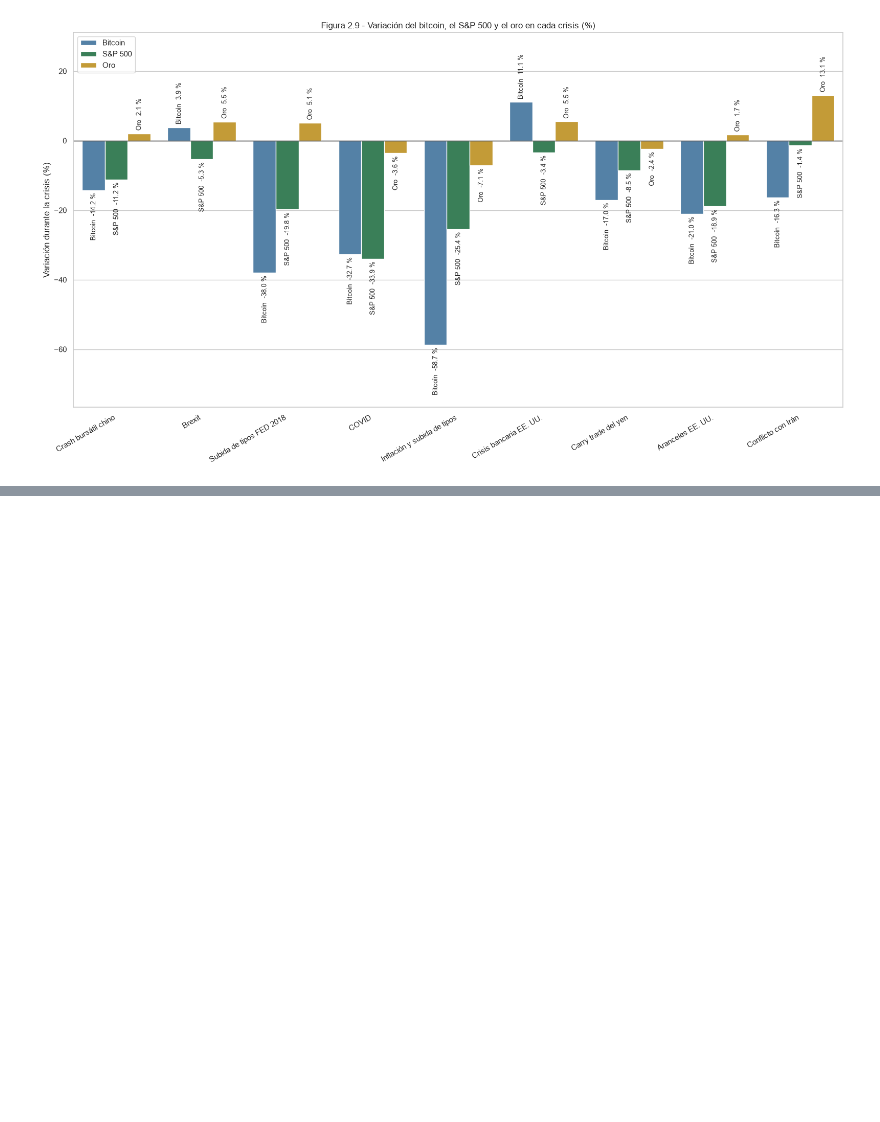
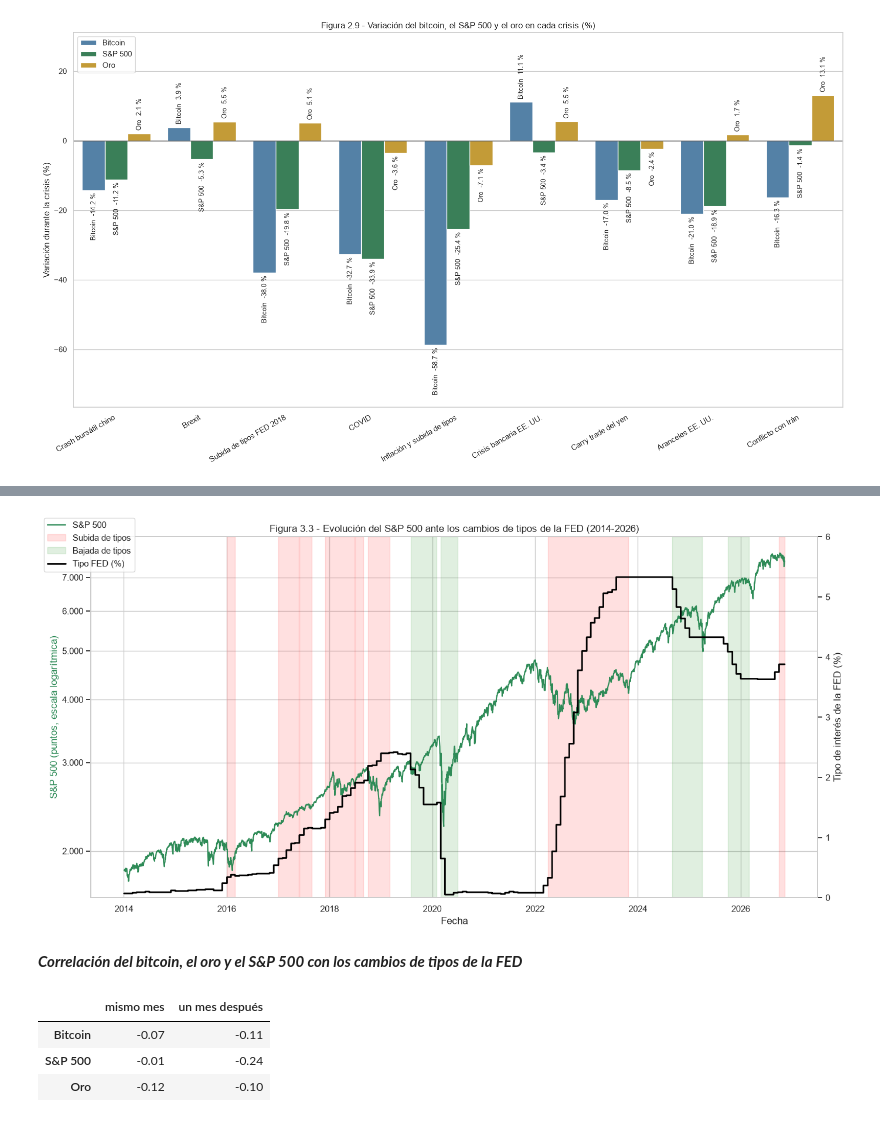
Before and after one commit to Jokinfs/EDA, a Jupyter notebook: Archivos/codigo/Limpieza.ipynb, the cells around one changed output, grey strips where cells are left out. Cells and saved outputs as stored; diff of their text form; code cells hidden in the pictures; blank space fills up the shorter version.

```diff
--- a/Archivos/codigo/Limpieza.ipynb
+++ b/Archivos/codigo/Limpieza.ipynb
@@ -971,0 +1097,6 @@ plt.show()
+# %%
+# Unión de la tabla del S&P 500 (cierre) y la de la FED por fecha, con la misma fase de la FED.
+
+df_sp500_fed = pd.concat([df_sp500["Último"], df_fed["FEDFUNDS"], df_btc_fed["fase_fed"]], axis=1)
+df_sp500_fed = df_sp500_fed.rename(columns={"Último": "sp500", "FEDFUNDS": "tipo_fed"})
+df_sp500_fed
@@ -971,0 +1118,69 @@ plt.show()
+# %%
+# Figura 3.3: S&P 500 (eje izquierdo) frente al tipo de interés de la FED (eje derecho).
+# Fondo rojo = periodos de subida de tipos; fondo verde = periodos de bajada.
+
+fig, ax1 = plt.subplots(figsize=(16, 8))
+
+# Eje izquierdo: S&P 500 en puntos (escala logarítmica)
+ax1.plot(df_sp500_fed.index, df_sp500_fed["sp500"], color="seagreen", linewidth=1.5, label="S&P 500")
+ax1.set_yscale("log")
+ax1.set_yticks([2000, 3000, 4000, 5000, 6000, 7000])
+ax1.set_yticklabels(["2.000", "3.000", "4.000", "5.000", "6.000", "7.000"])
+ax1.minorticks_off()
+ax1.set_ylabel("S&P 500 (puntos, escala logarítmica)", color="seagreen")
+
+# Eje derecho: tipo de interés de la FED (%)
+ax2 = ax1.twinx()
+ax2.step(df_sp500_fed.index, df_sp500_fed["tipo_fed"], where="post", color="black", linewidth=2, label="Tipo FED (%)")
+ax2.set_ylim(0, 6)
+ax2.set_ylabel("Tipo de interés de la FED (%)")
+ax2.grid(False)
+
+# Sombreado de las fases de subida y bajada de tipos
+ax1.fill_between(df_sp500_fed.index, 0, 1, where=df_sp500_fed["fase_fed"] == "Subida",
+                 color="red", alpha=0.12, transform=ax1.get_xaxis_transform(), label="Subida de tipos")
+ax1.fill_between(df_sp500_fed.index, 0, 1, where=df_sp500_fed["fase_fed"] == "Bajada",
+                 color="green", alpha=0.12, transform=ax1.get_xaxis_transform(), label="Bajada de tipos")
+
+ax1.set_title("Figura 3.3 - Evolución del S&P 500 ante los cambios de tipos de la FED (2014-2026)")
+ax1.set_xlabel("Fecha")
+fig.legend(loc="upper left", bbox_to_anchor=(0.07, 0.93))
+plt.show()
+# %% [output]
+[figure, added]
+# %% [markdown]
+***Correlación del bitcoin, el oro y el S&P 500 con los cambios de tipos de la FED***
+# %%
+# Correlación de cada activo con los cambios de tipos de la FED.
+# El tipo de la FED es mensual, así que se pasa todo a datos mensuales (último dato de cada mes):
+#   - activos: variación mensual del precio (%)
+#   - FED: cambio mensual del tipo (puntos porcentuales)
+# Se usan cambios y no niveles: correlacionar niveles daría una relación engañosa solo por la tendencia.
+
+mensual = pd.DataFrame({
+    "bitcoin": df_btc["Último"],
+    "sp500": df_sp500["Último"],
+    "oro": df_oro["Último"],
+    "tipo_fed": df_fed["FEDFUNDS"]
+}).resample("ME").last()
+
+cambios_mensuales = pd.DataFrame({
+    "Bitcoin": mensual["bitcoin"].pct_change() * 100,
+    "S&P 500": mensual["sp500"].pct_change() * 100,
+    "Oro": mensual["oro"].pct_change() * 100,
+    "Cambio tipo FED": mensual["tipo_fed"].diff()
+}).dropna()
+
+# Correlación con el cambio de tipos del mismo mes y con el del mes anterior
+# (por si el mercado reacciona con un mes de retraso).
+activos_cols = ["Bitcoin", "S&P 500", "Oro"]
+corr_fed = pd.DataFrame({
+    "mismo mes": cambios_mensuales[activos_cols].corrwith(cambios_mensuales["Cambio tipo FED"]),
+    "un mes después": cambios_mensuales[activos_cols].corrwith(cambios_mensuales["Cambio tipo FED"].shift(1))
+}).round(2)
+corr_fed
+# %% [output]
+|  | mismo mes | un mes después |
+| Bitcoin | -0.07 | -0.11 |
+| S&P 500 | -0.01 | -0.24 |
+| Oro | -0.12 | -0.10 |
```
Also changed, not shown: parts of 12 cells of this notebook, 14 other files.
